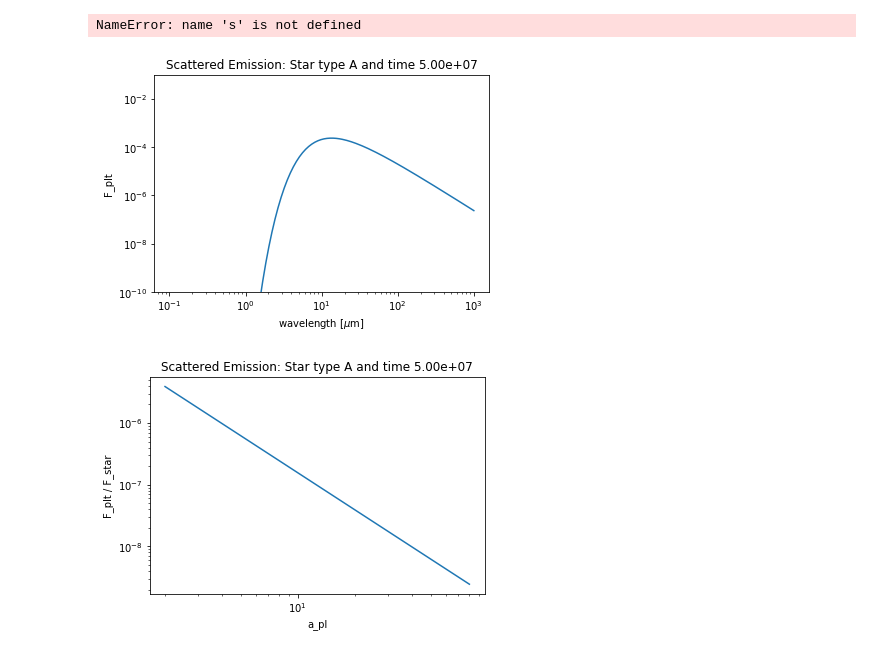
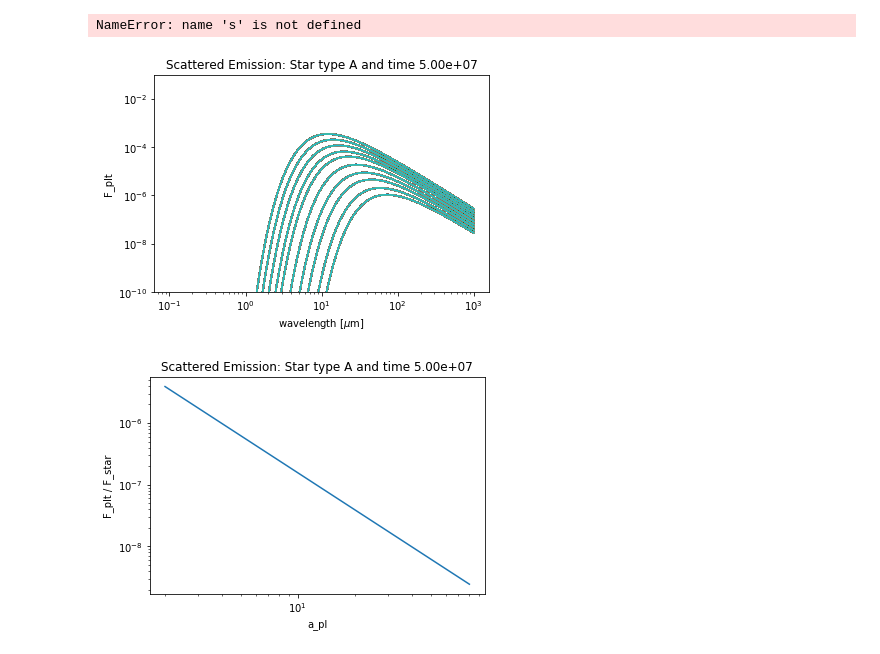
Before and after one commit to LoicNassif/CE-Irregular-Satellites, a Jupyter notebook: src/contrast_ratio_planet.ipynb, the cells around one changed output. Drawn from its saved outputs; the diff is of its cells as text; code cells hidden in the pictures.

```diff
--- a/src/contrast_ratio_planet.ipynb
+++ b/src/contrast_ratio_planet.ipynb
@@ -11,6 +11,7 @@ R_pl = 6.9911e7; eta = 0.4; Nstr = 6.; d_pl = 10 * 3.086e16
 argv = [M0, Dt, Dmax, L_s, M_s, M_pl, a_pl, R_pl, eta, Nstr, d_pl]
 # %%
 t = 5e7
+time = logspace(7.5, 10, 10)
 waverange = logspace(-7, -3, 200)
 lamb = 1.65e-6
 a_plv = linspace(2 * 1.496e11, 80 * 1.496e11, 500)
@@ -138,7 +142,7 @@ def apl_plt():
     print(contrast_rat_inc_plt[0])
     return (contrast_rat_plt+ contrast_rat_inc_plt)
 # %%
-contrast_wave_plt, flux_plt = waverange_plt()
+contrast_wave_plt, super_flux_plt = waverange_plt()
 contrast_apl_plt = apl_plt()
 print("contrast")
 print(contrast_apl_plt[0])
@@ -170,19 +174,20 @@ print(a_opt)
 NameError: name 's' is not defined
 # %%
 plt.figure(4)
-plt.loglog(waverange*1e6, flux_plt)
+for i in range(len(super_flux_plt)):
+    plt.loglog(waverange*1e6, super_flux_plt[i])
 plt.title("Scattered Emission: Star type "+str(type_star)+" and time {0:.2e}".format(t))
 plt.xlabel(r"wavelength [$\mu$m]")
 plt.ylabel("F_plt")
 plt.ylim([10e-11, 10e-2])
 plt.show()
 
 plt.figure(5)
 plt.loglog(a_plv/1.496e11, contrast_apl_plt)
 plt.title("Scattered Emission: Star type "+str(type_star)+" and time {0:.2e}".format(t))
 plt.xlabel("a_pl")
 plt.ylabel("F_plt / F_star")
 plt.show()
 # %% [output]
-[figure, old version]
+[figure, new version]
 [figure]
```
Also changed, not shown: parts of 1 cell of this notebook.
